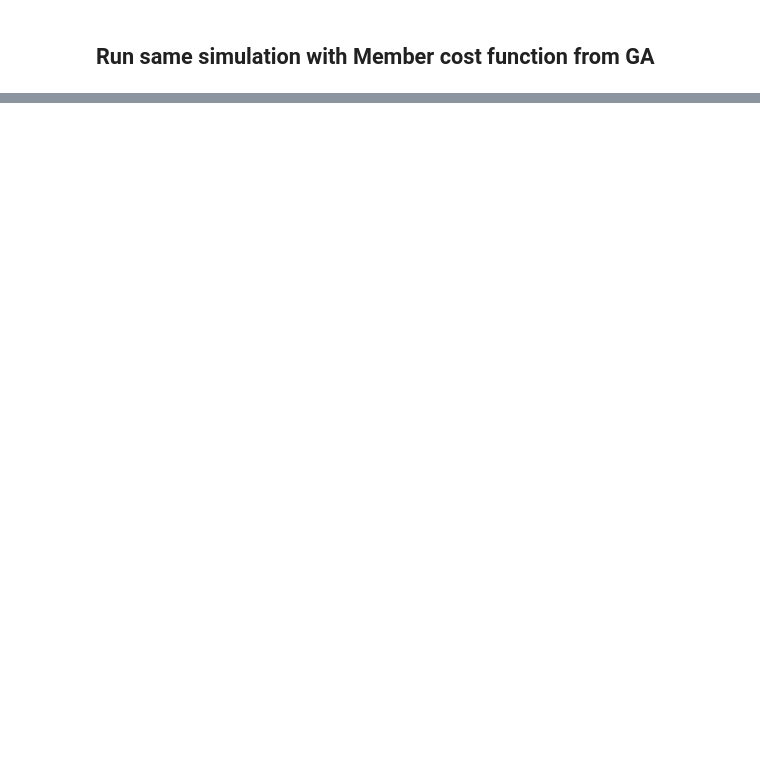
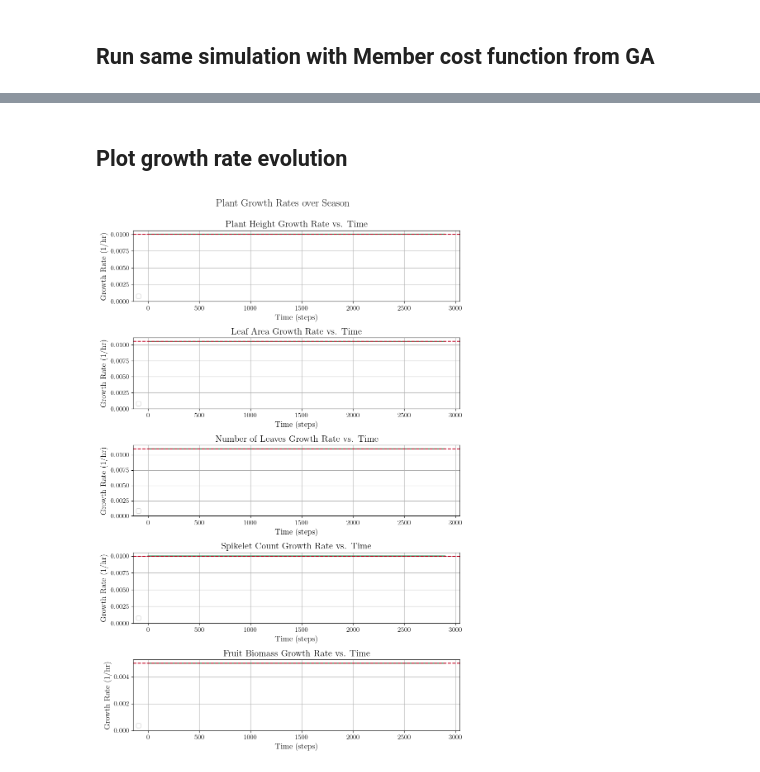
Before and after one commit to carlacupcake/smartfarm, a Jupyter notebook: src/smartfarm/examples/mpc/mpc_nonlinear.ipynb, the cells around one changed output, grey strips where cells are left out. Cells and saved outputs as stored; diff of their text form; code cells hidden in the pictures; blank space fills up the shorter version.

```diff
--- a/src/smartfarm/examples/mpc/mpc_nonlinear.ipynb
+++ b/src/smartfarm/examples/mpc/mpc_nonlinear.ipynb
@@ -460,0 +502,13 @@ plot_nutrient_factor_evolution(
+# %% [markdown]
+## Plot growth rate evolution
+# %%
+plot_growth_rate_evolution(
+        growth_rates,
+        [ah_hat],
+        [aA_hat],
+        [aN_hat],
+        [ac_hat],
+        [aP_hat],
+)
+# %% [output]
+[figure, added]
```
Also changed, not shown: parts of 21 cells of this notebook, 29 other files.
